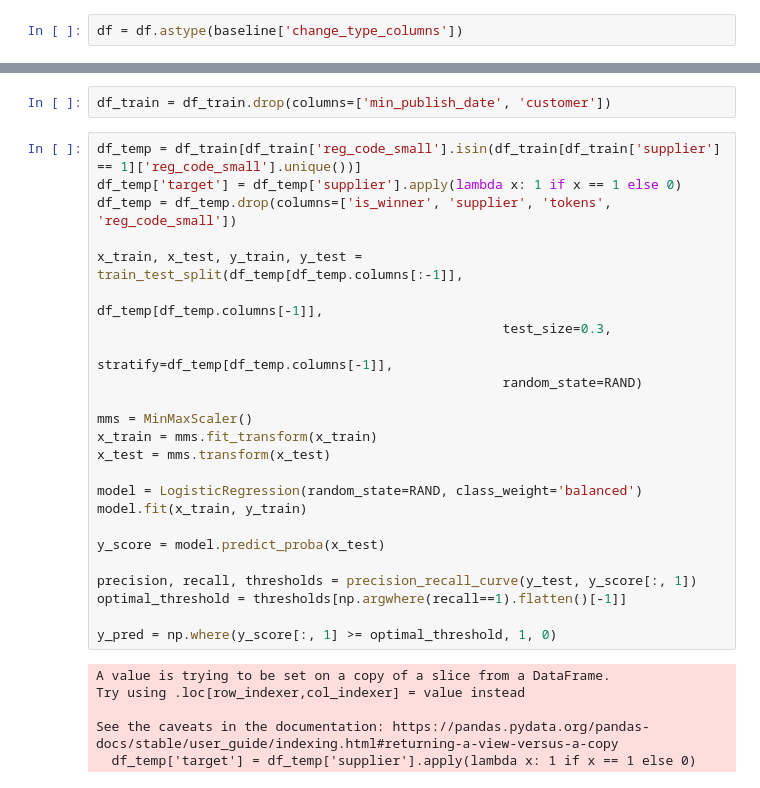
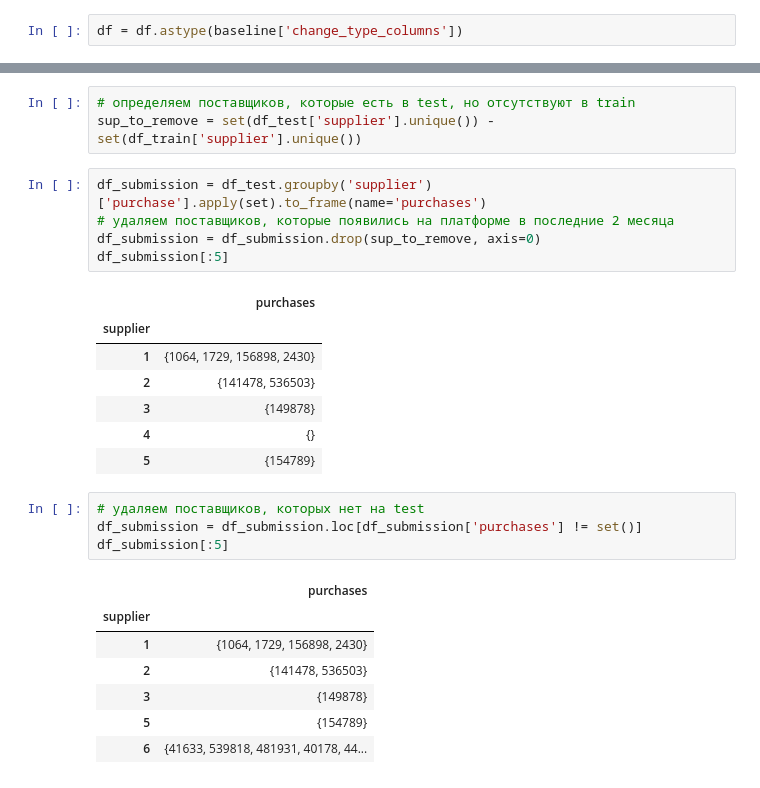
Before and after one commit to Lsdbot/Zakupki, a Jupyter notebook: notebooks/Baseline + Traning.ipynb, the cells around one changed output, grey strips where cells are left out. Drawn from its saved outputs; the diff is of its cells as text.

```diff
--- a/notebooks/Baseline + Traning.ipynb
+++ b/notebooks/Baseline + Traning.ipynb
@@ -144,32 +127,28 @@ df_test_X[:5]
-# %%
-df_train = df_train.drop(columns=['min_publish_date', 'customer'])
-# %%
-df_temp = df_train[df_train['reg_code_small'].isin(df_train[df_train['supplier'] == 1]['reg_code_small'].unique())]
-df_temp['target'] = df_temp['supplier'].apply(lambda x: 1 if x == 1 else 0)
-df_temp = df_temp.drop(columns=['is_winner', 'supplier', 'tokens', 'reg_code_small'])
-
-x_train, x_test, y_train, y_test = train_test_split(df_temp[df_temp.columns[:-1]],
-                                                    df_temp[df_temp.columns[-1]],
-                                                    test_size=0.3,
-                                                    stratify=df_temp[df_temp.columns[-1]],
-                                                    random_state=RAND)
-
-mms = MinMaxScaler()
-x_train = mms.fit_transform(x_train)
-x_test = mms.transform(x_test)
-
-model = LogisticRegression(random_state=RAND, class_weight='balanced')
-model.fit(x_train, y_train)
-
-y_score = model.predict_proba(x_test)
-
-precision, recall, thresholds = precision_recall_curve(y_test, y_score[:, 1])
-optimal_threshold = thresholds[np.argwhere(recall==1).flatten()[-1]]
-
-y_pred = np.where(y_score[:, 1] >= optimal_threshold, 1, 0)
-# %% [output]
-A value is trying to be set on a copy of a slice from a DataFrame.
-Try using .loc[row_indexer,col_indexer] = value instead
-
-See the caveats in the documentation: https://pandas.pydata.org/pandas-docs/stable/user_guide/indexing.html#returning-a-view-versus-a-copy
-  df_temp['target'] = df_temp['supplier'].apply(lambda x: 1 if x == 1 else 0)
+# %%
+# определяем поставщиков, которые есть в test, но отсутствуют в train
+sup_to_remove = set(df_test['supplier'].unique()) - set(df_train['supplier'].unique())
+# %%
+df_submission = df_test.groupby('supplier')['purchase'].apply(set).to_frame(name='purchases')
+# удаляем поставщиков, которые появились на платформе в последние 2 месяца
+df_submission = df_submission.drop(sup_to_remove, axis=0)
+df_submission[:5]
+# %% [output]
+|  | purchases |
+| supplier |  |
+| 1 | {1064, 1729, 156898, 2430} |
+| 2 | {141478, 536503} |
+| 3 | {149878} |
+| 4 | {} |
+| 5 | {154789} |
+# %%
+# удаляем поставщиков, которых нет на test
+df_submission = df_submission.loc[df_submission['purchases'] != set()]
+df_submission[:5]
+# %% [output]
+|  | purchases |
+| supplier |  |
+| 1 | {1064, 1729, 156898, 2430} |
+| 2 | {141478, 536503} |
+| 3 | {149878} |
+| 5 | {154789} |
+| 6 | {41633, 539818, 481931, 40178, 44... |
```
Also changed, not shown: parts of 28 cells of this notebook, 3 other files.
